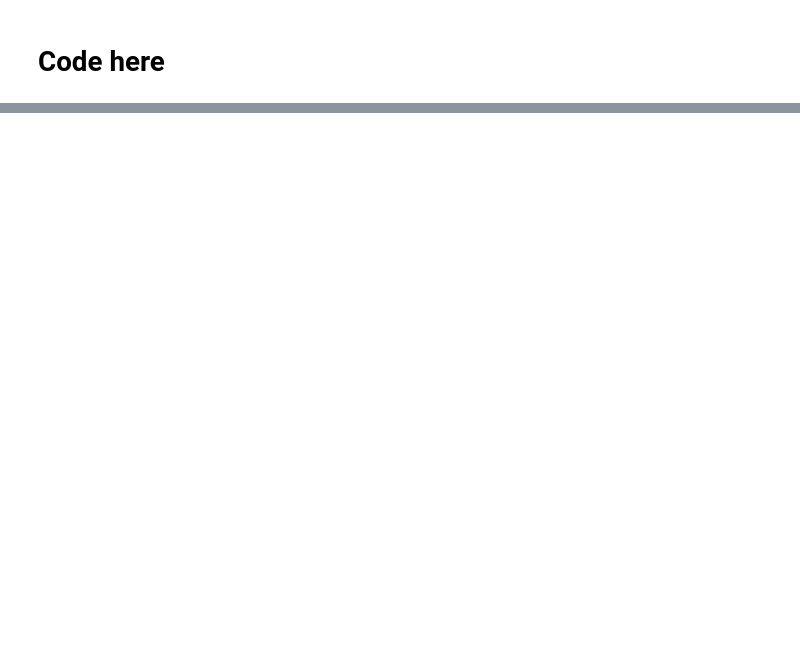
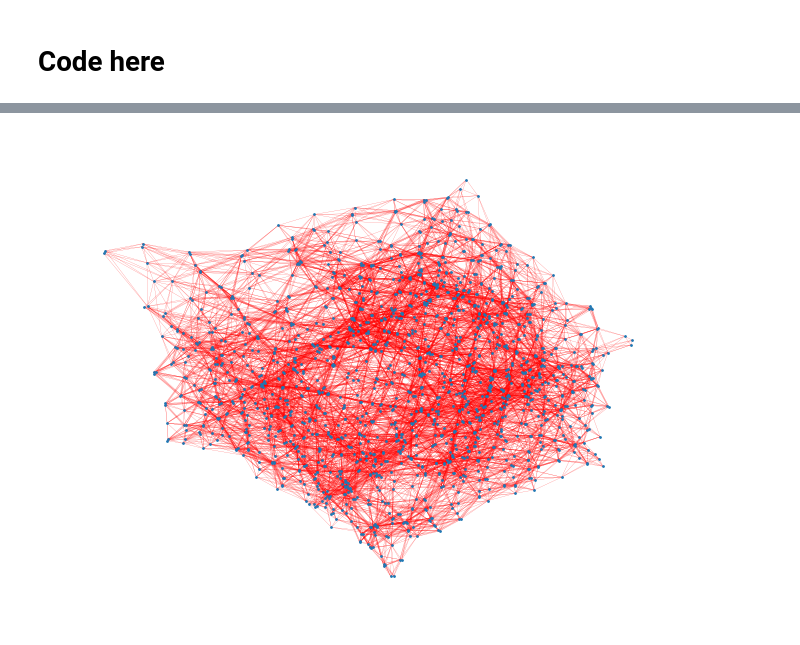
Before and after one commit to QMathsdude/kmc-charge-transport-organic-semiconductor, a Jupyter notebook: notebooks/02_graph_network_of_e-coupling_3D/mz_et_kz.ipynb, the cells around one changed output, grey strips where cells are left out. Cells and saved outputs as stored; diff of their text form; code cells hidden in the pictures; blank space fills up the shorter version.

```diff
--- a/notebooks/02_graph_network_of_e-coupling_3D/mz_et_kz.ipynb
+++ b/notebooks/02_graph_network_of_e-coupling_3D/mz_et_kz.ipynb
@@ -70,0 +277,11 @@ Box dimensions: 11.24798  11.24798  11.24798
+# %%
+## Step 4: assign weightage to each edge
+total_edges = edges + new_edges # Can change this later to only have "edges", I made new_edges to show the step by step progression of the number of edges
+
+for (p,q) in total_edges:
+    molecule_1 = centre.loc[centre["res_id"] == p, ['x','y','z']].values[0]
+    molecule_2 = centre.loc[centre["res_id"] == q, ['x','y','z']].values[0]
+    distance = float(np.sum(np.square(np.add(molecule_1,molecule_2))) ** (1/2))
+    total_edges[total_edges.index((p,q))] = (p,q, distance)
+
+total_edges
@@ -70,0 +306,7 @@ Box dimensions: 11.24798  11.24798  11.24798
+# %%
+import networkx as nx
+Weighted_graph = nx.Graph()
+Weighted_graph.add_weighted_edges_from(total_edges)
+nx.draw(Weighted_graph, with_labels=False, node_size=1, edge_color='red', width=0.1)
+# %% [output]
+[figure, added]
```
Also changed, not shown: parts of 7 cells of this notebook.
